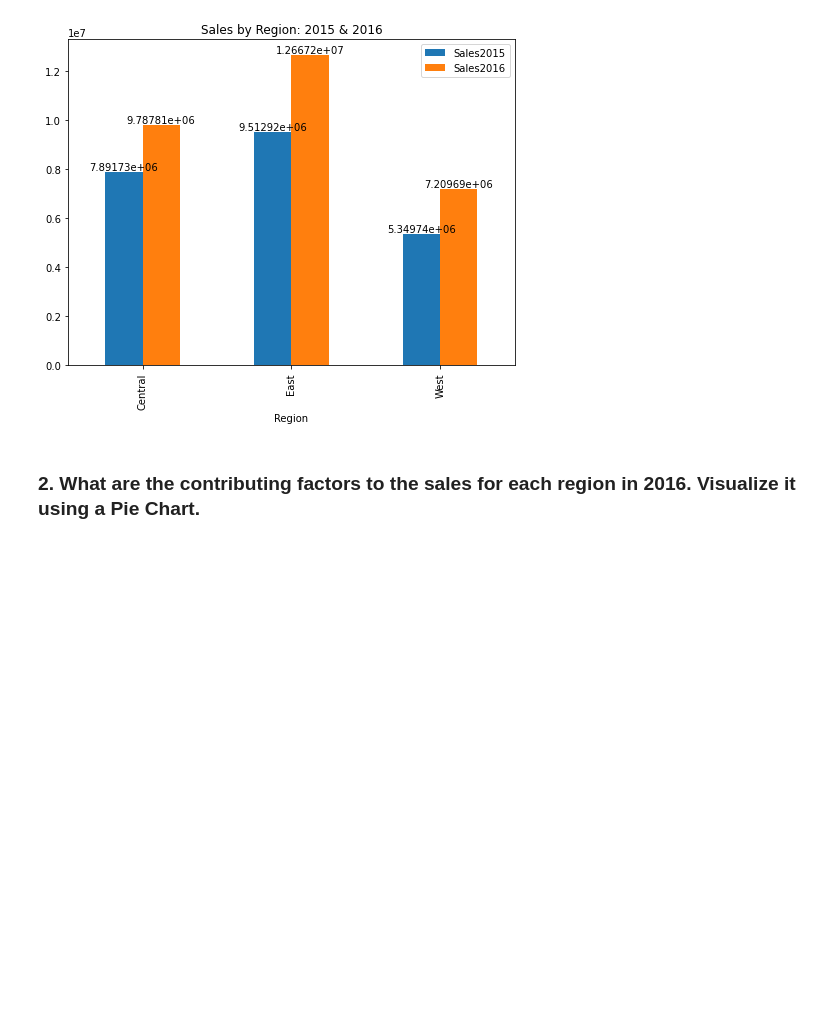
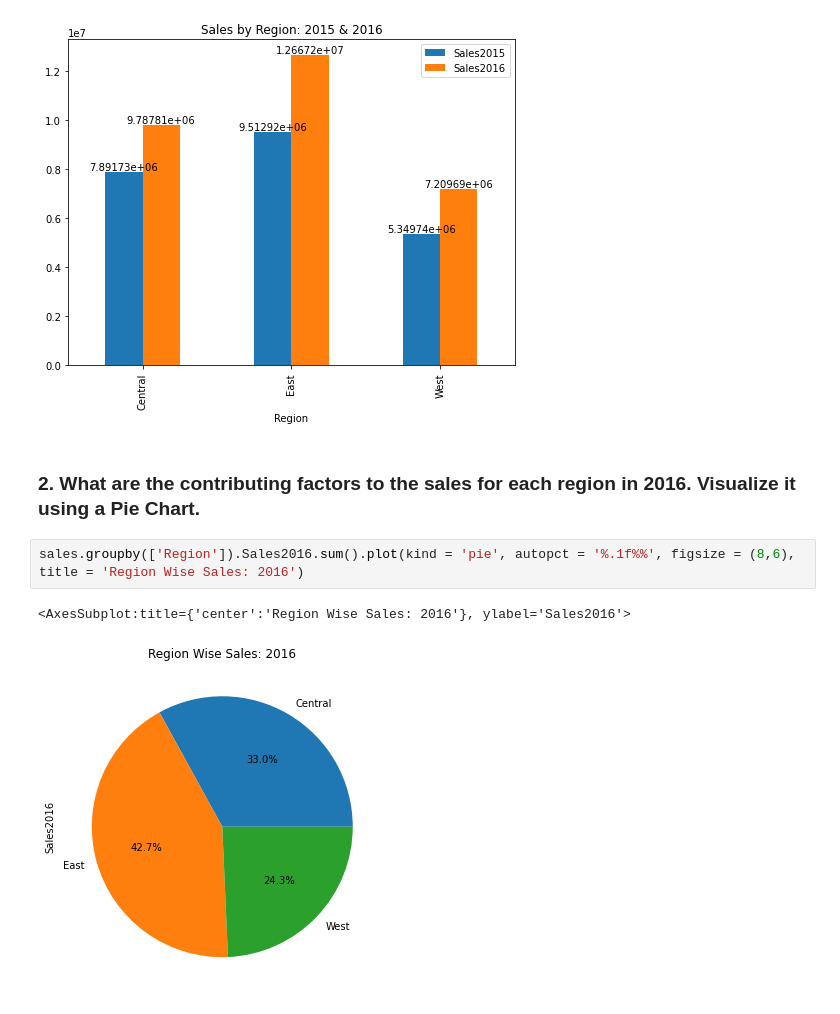
Before and after one commit to sakshisv/Data-Visualization-in-Python, a Jupyter notebook: Data Visualization in Python.ipynb, the cells around one changed output. Cells and saved outputs as stored; diff of their text form; blank space fills up the shorter version.

```diff
--- a/Data Visualization in Python.ipynb
+++ b/Data Visualization in Python.ipynb
@@ -73,3 +73,8 @@ plt.show()
 [figure]
 # %% [markdown]
 ### 2. What are the contributing factors to the sales for each region in 2016. Visualize it using a Pie Chart.
+# %%
+sales.groupby(['Region']).Sales2016.sum().plot(kind = 'pie', autopct = '%.1f%%', figsize = (8,6), title = 'Region Wise Sales: 2016')
+# %% [output]
+<AxesSubplot:title={'center':'Region Wise Sales: 2016'}, ylabel='Sales2016'>
+[figure, added]
```
Also changed, not shown: parts of 9 cells of this notebook.
